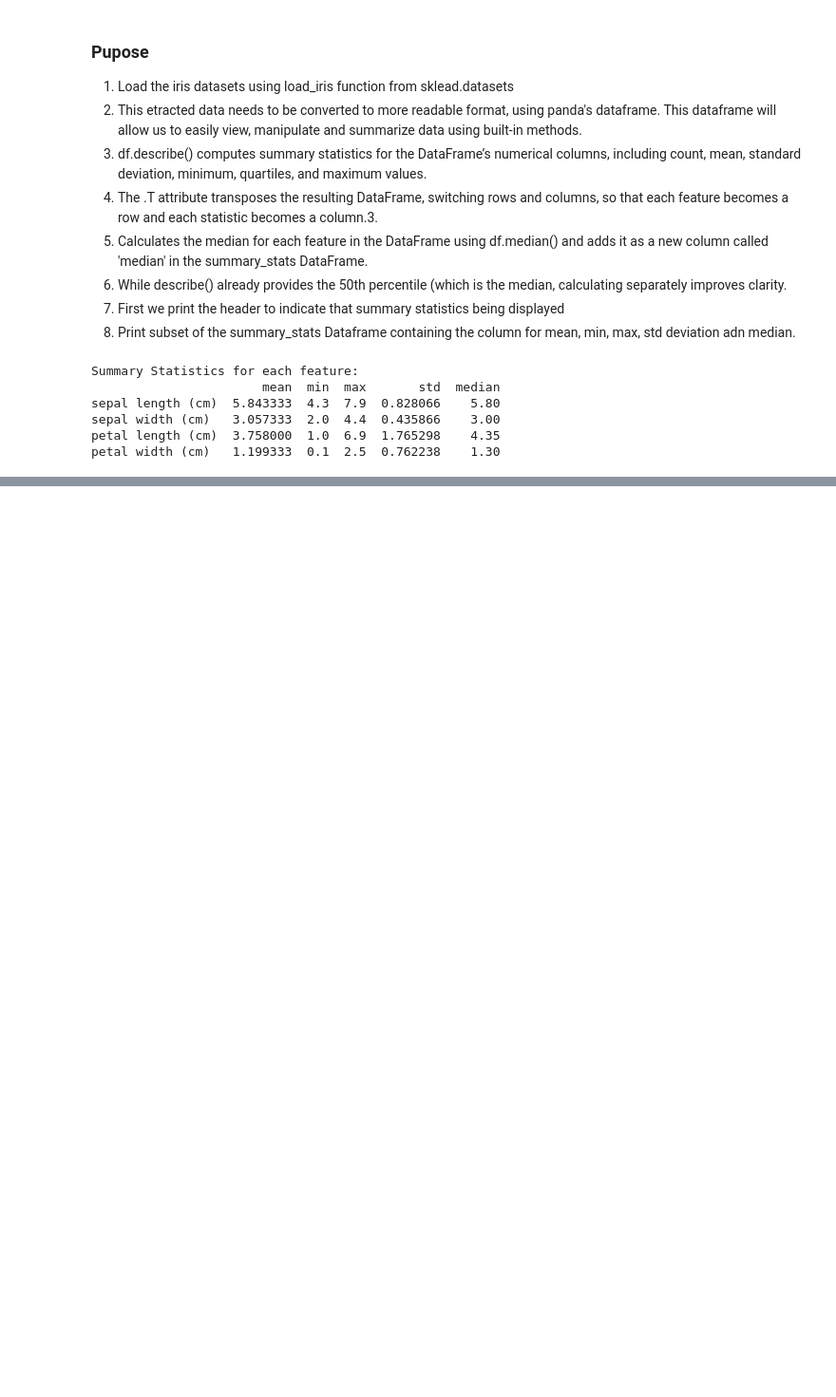
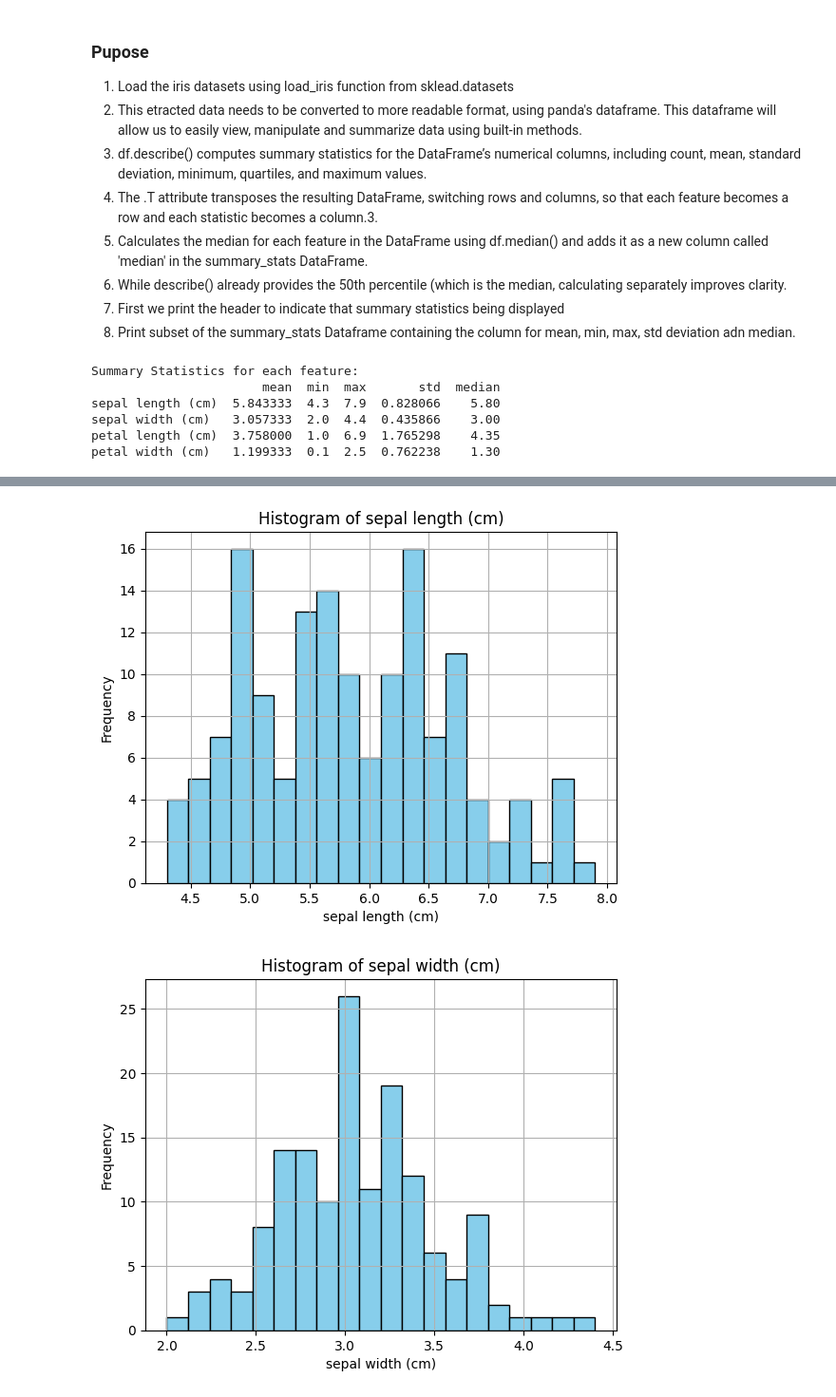
Before and after one commit to Pompi2503/principles-of-data-analyticss, a Jupyter notebook: tasks.ipynb, the cells around one changed output, grey strips where cells are left out. Shown at 95% size. Drawn from its saved outputs; the diff is of its cells as text; code cells hidden in the pictures; blank space fills up the shorter version.

```diff
--- a/tasks.ipynb
+++ b/tasks.ipynb
@@ -147,0 +168,36 @@ petal width (cm)   1.199333  0.1  2.5  0.762238    1.30
+# %%
+# import Matplolib for visualisation (https://matplotlib.org/stable/api/pyplot_summary.html)
+import matplotlib.pyplot as plt
+# Importing Panda Library
+import pandas as pd
+
+%matplotlib inline
+
+# Import load_iris from sklearn.datasets (https://scikit-learn.org/stable/datasets.html)
+# Load the irish dataset using the load irish fuunction (https://archive.ics.uci.edu/ml/datasets/iris), (https://scikit-learn.org/stable/modules/generated/sklearn.datasets.load_iris.html)
+from sklearn.datasets import load_iris
+iris = load_iris()
+
+# This dataset is converted into a Pandas dataframe usig the features name as this is better readable format (https://pandas.pydata.org/docs/reference/api/pandas.DataFrame.html)
+df = pd.DataFrame(iris.data, columns=iris.feature_names)
+
+# Loop through each feature to create and display a histogram (https://www.w3schools.com/python/python_for_loops.asp)
+for feature in iris.feature_names:
+# Create new fugure using .plt() method
+    plt.figure()
+# plot for current feature
+# Number if bins used is 20, fill color is skyblie and edge color is black
+    plt.hist(df[feature], bins=20, color='skyblue', edgecolor='black')
+# Add titdle to the feature ([plt.title Documentation](https://matplotlib.org/stable/api/_as_gen/matplotlib.pyplot.title.html)
+    plt.title(f"Histogram of {feature}")
+# Add lable to the X axis' ([plt.xlabel Documentation](https://matplotlib.org/stable/api/_as_gen/matplotlib.pyplot.xlabel.html))
+    plt.xlabel(feature)
+# Add lable to the y axis  ([plt.xlabel Documentation](https://matplotlib.org/stable/api/_as_gen/matplotlib.pyplot.xlabel.html))
+    plt.ylabel("Frequency")
+# Add grid for readability ((https://matplotlib.org/stable/api/_as_gen/matplotlib.pyplot.grid.html))
+    plt.grid(True)
+# This methos .show, display the histogram
+    plt.show()
+# %% [output]
+[figure, added]
+[figure, added]
```
Also changed, not shown: parts of 7 cells of this notebook.
